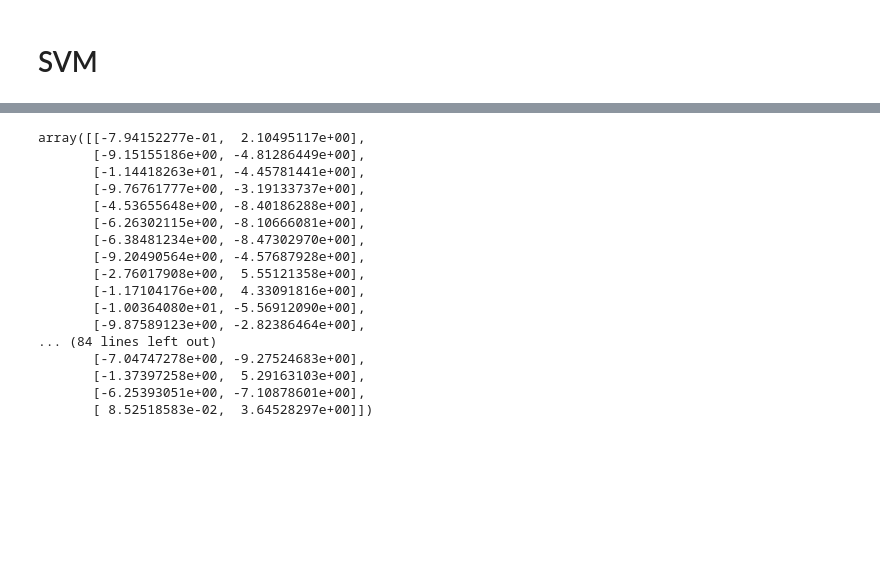
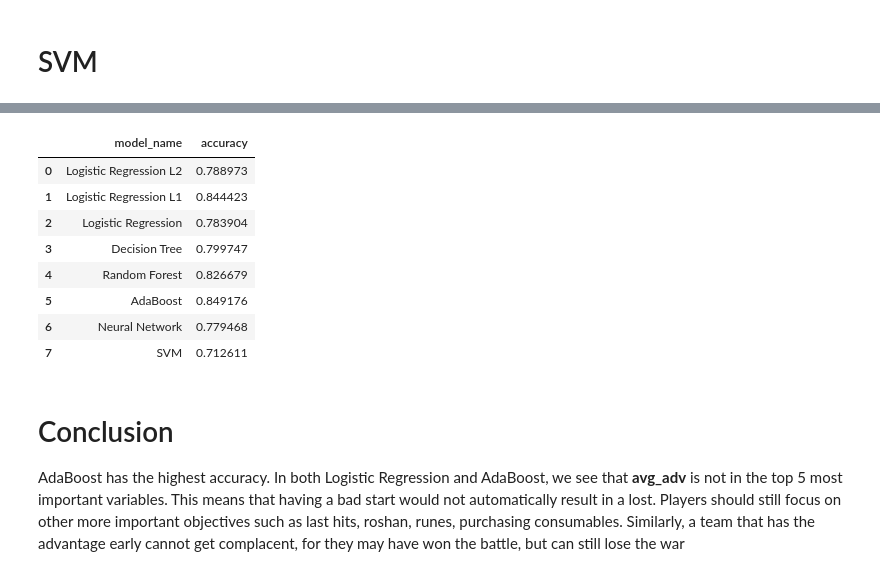
Before and after one commit to zhenging2b/Data-Science-Salary, a Jupyter notebook: Analysis of dota 2.ipynb, the cells around one changed output, grey strips where cells are left out. Saved outputs shown, nothing was run; the diff lists cells and outputs as text; code cells hidden in the pictures; blank space fills up the shorter version.

Commit message:
Added more info and comments to explain code. Includes conclusion

```diff
--- a/Analysis of dota 2.ipynb
+++ b/Analysis of dota 2.ipynb
@@ -1136,20 +1086,33 @@ maxMAE(X,y)
-# %%
-X[:,0:2]
-# %% [output]
-array([[-7.94152277e-01,  2.10495117e+00],
-       [-9.15155186e+00, -4.81286449e+00],
-       [-1.14418263e+01, -4.45781441e+00],
-       [-9.76761777e+00, -3.19133737e+00],
-       [-4.53655648e+00, -8.40186288e+00],
-       [-6.26302115e+00, -8.10666081e+00],
-       [-6.38481234e+00, -8.47302970e+00],
-       [-9.20490564e+00, -4.57687928e+00],
-       [-2.76017908e+00,  5.55121358e+00],
-       [-1.17104176e+00,  4.33091816e+00],
-       [-1.00364080e+01, -5.56912090e+00],
-       [-9.87589123e+00, -2.82386464e+00],
-... (84 lines left out)
-       [-7.04747278e+00, -9.27524683e+00],
-       [-1.37397258e+00,  5.29163103e+00],
-       [-6.25393051e+00, -7.10878601e+00],
-       [ 8.52518583e-02,  3.64528297e+00]])
+# %%
+df_compare = pd.DataFrame(data = {
+
+    'model_name' :[
+        'Logistic Regression L2', 'Logistic Regression L1', 'Logistic Regression', 'Decision Tree', 'Random Forest',
+        'AdaBoost', 'Neural Network', "SVM"
+    ],
+    'accuracy':[
+        logreg_var.score(X_test_var, y_test),
+        logreg_var_l1.score(X_test_var, y_test),
+        logreg_var_none.score(X_test_var, y_test),
+        clf.score(X_test, y_test),
+        clf_random.score(X_test, y_test),
+        clf_ada.score(X_test, y_test),
+        clf_nn.score(X_test, y_test),
+        clf_svm.score(X_test, y_test)
+    ]
+})
+df_compare
+# %% [output]
+|  | model_name | accuracy |
+| 0 | Logistic Regression L2 | 0.788973 |
+| 1 | Logistic Regression L1 | 0.844423 |
+| 2 | Logistic Regression | 0.783904 |
+| 3 | Decision Tree | 0.799747 |
+| 4 | Random Forest | 0.826679 |
+| 5 | AdaBoost | 0.849176 |
+| 6 | Neural Network | 0.779468 |
+| 7 | SVM | 0.712611 |
+# %% [markdown]
+# Conclusion
+
+AdaBoost has the highest accuracy. In both Logistic Regression and AdaBoost, we see that **avg_adv** is not in the top 5 most important variables. This means that having a bad start would not automatically result in a lost. Players should still focus on other more important objectives such as last hits, roshan, runes, purchasing consumables. Similarly, a team that has the advantage early cannot get complacent, for they may have won the battle, but can still lose the war
```
Also changed, not shown: parts of 56 cells of this notebook, 1 other file.
